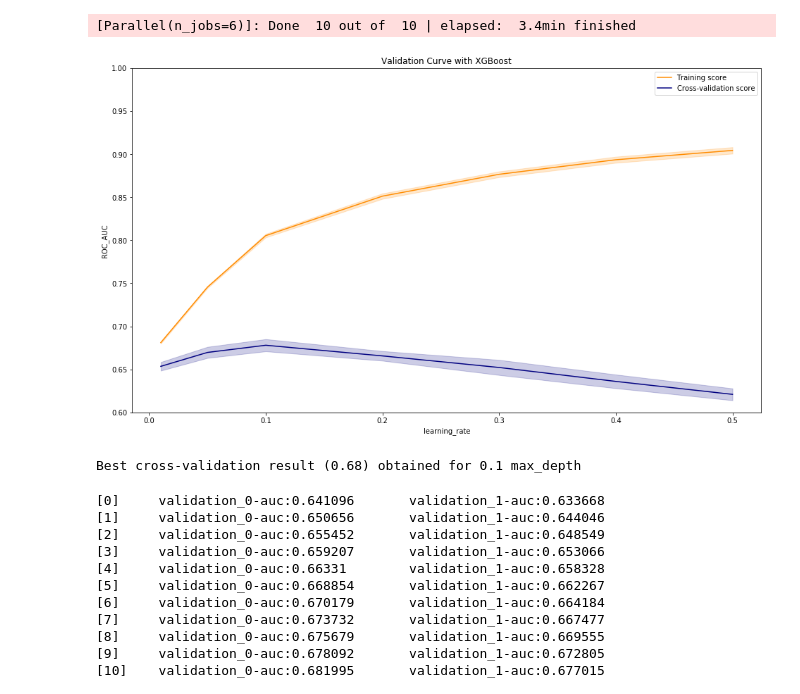
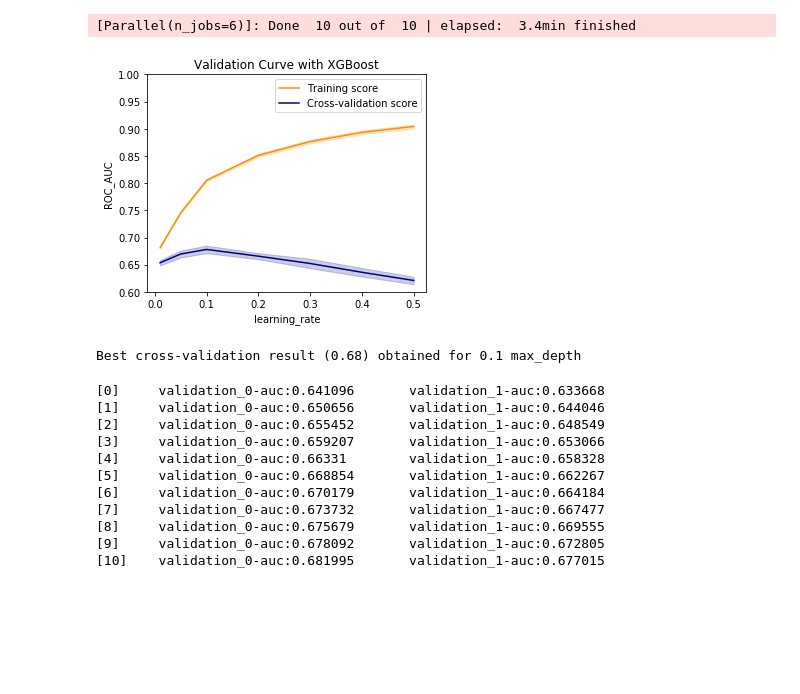
Before and after one commit to CaptainCandy/TMALL_Repurchase, a Jupyter notebook: script.ipynb, the cells around one changed output. Drawn from its saved outputs; the diff is of its cells as text; code cells hidden in the pictures; blank space fills up the shorter version.

```diff
--- a/script.ipynb
+++ b/script.ipynb
@@ -808,41 +821,47 @@ np.savez('model/xgboost_cross_validation_results_8maxdepth_67n_1230.npz',
          test_scores = test_scores,
          train_duration = '23min'
         )
+# %%
+lr_range = [0.01, 0.05, 0.1, 0.2, 0.3, 0.4, 0.5]
+f = np.load('model/xgboost_cross_validation_results_8maxdepth_67n_1230.npz')
+train_scores = f['train_scores']
+test_scores = f['test_scores']
+max_depth_range = np.linspace(5, 10, 6).astype('int')
 # %%
 # plotting
 train_scores_mean = np.mean(train_scores, axis=1)
 train_scores_std = np.std(train_scores, axis=1)
 test_scores_mean = np.mean(test_scores, axis=1)
 test_scores_std = np.std(test_scores, axis=1)
 
-plt.figure(figsize=(16, 9))
+plt.figure(figsize=(5, 4))
 plt.title("Validation Curve with XGBoost")
 plt.xlabel(r"learning_rate")
 plt.ylabel("ROC_AUC")
 plt.ylim(0.6, 1.0)
 
 plt.plot(lr_range, train_scores_mean, label="Training score",
              color="darkorange")
 plt.plot(lr_range, test_scores_mean, label="Cross-validation score",
              color="navy")
 plt.fill_between(lr_range,
                  train_scores_mean - train_scores_std,
                  train_scores_mean + train_scores_std,
                  alpha=0.2,
                  color="darkorange")
 plt.fill_between(lr_range,
                  test_scores_mean - test_scores_std,
                  test_scores_mean + test_scores_std,
                  alpha=0.2,
                  color="navy")
 plt.legend(loc="best")
 plt.show()
 
 i = np.argmax(test_scores_mean)
 print("Best cross-validation result ({0:.2f}) obtained for {1} max_depth".format(test_scores_mean[i],
                                                                                  lr_range[i]))
 # %% [output]
-[figure, old version]
+[figure, new version]
 Best cross-validation result (0.68) obtained for 0.1 max_depth
 # %%
 # our optimal xgboost model
```
Also changed, not shown: parts of 8 cells of this notebook.
